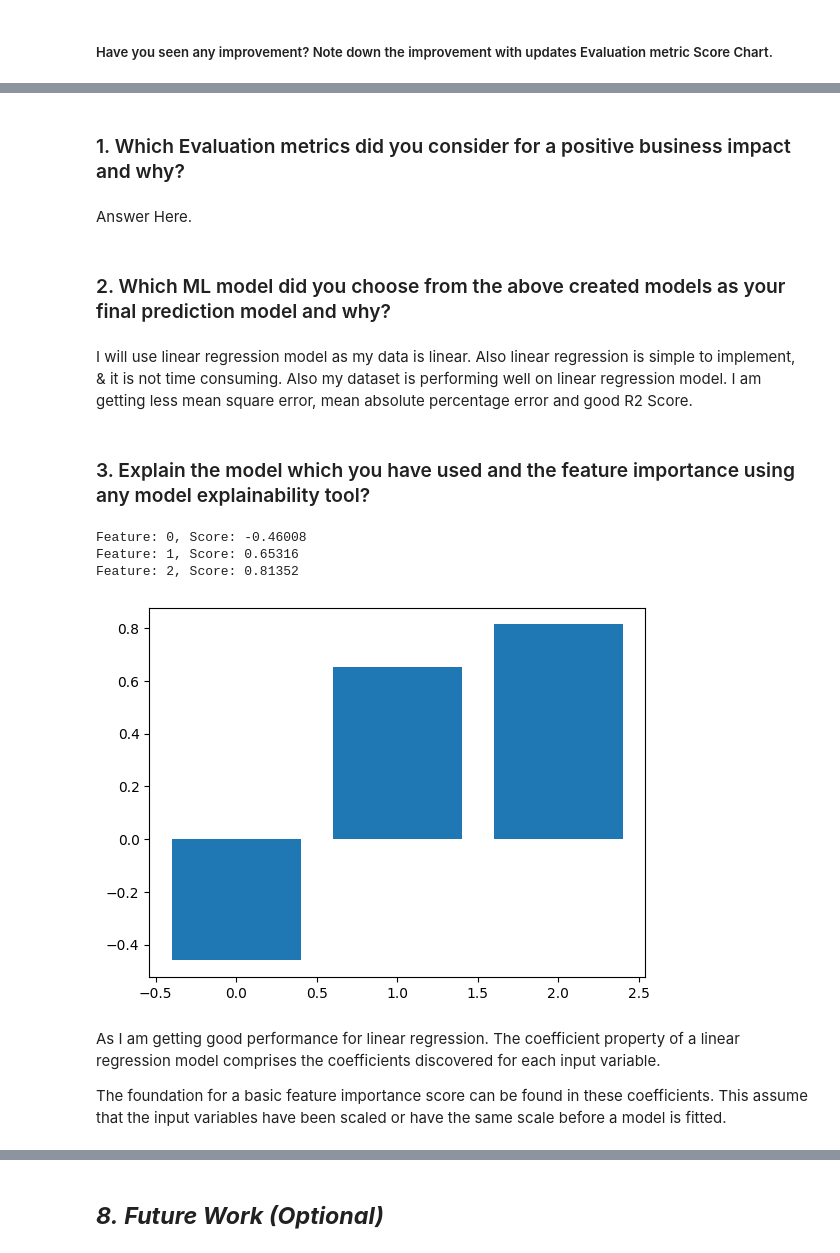
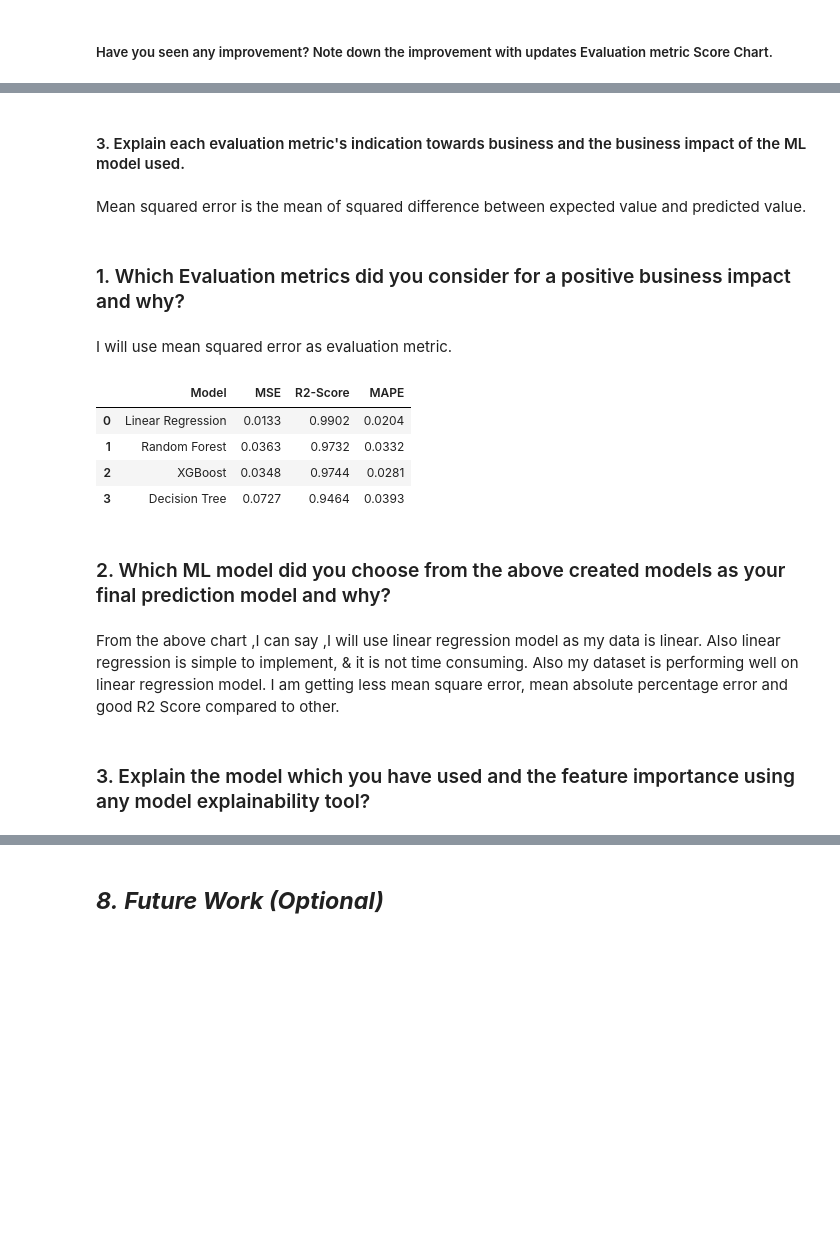
Before and after one commit to priyarane879/Yes_Bank_Stock_Prediction, a Jupyter notebook: Priya_Naik_Yes_bank_stock_prediction.ipynb, the cells around one changed output, grey strips where cells are left out. Cells and saved outputs as stored; diff of their text form; code cells hidden in the pictures; blank space fills up the shorter version.

```diff
--- a/Priya_Naik_Yes_bank_stock_prediction.ipynb
+++ b/Priya_Naik_Yes_bank_stock_prediction.ipynb
@@ -1483,0 +1589,29 @@ Answer Here.
+# %%
+# Visualizing evaluation Metric Score chart
+# Train performance
+mse_train=(mean_squared_error(y_train, y_pred_train))  # calculating mean squared error for train data.
+
+# Test performance
+mse_test=(mean_squared_error(y_test, y_pred_test)) # calculating mean squared error for test data.
+
+R2_train=r2_score(y_train, y_pred_train) # calculating r2 score for train data.
+
+R2_test=r2_score(y_test, y_pred_test) # calculating r2 score for test data.
+
+MAPE_train=mean_absolute_percentage_error(y_train, y_pred_train) # calculating MAPE for train data.
+
+MAPE_test=mean_absolute_percentage_error(y_test, y_pred_test) # calculating MAPE for test data.
+
+print("********************")
+print("Train Performance")
+print("MSE on train",round(mse_train,4))
+print("R2 score",round(R2_train,4))
+print("MAPE on train",round(MAPE_train,4))
+print("********************")
+
+print("********************")
+print("Test Performance")
+print("MSE on test",round(mse_test,4))
+print("R2 score",round(R2_test,4))
+print("MAPE on test",round(MAPE_test,4))
+print("********************")
@@ -1483,0 +1631,3 @@ Answer Here.
+# %%
+df4=pd.DataFrame({"Model":['Decision Tree'],"MSE":[round(mse_test,4)],
+                        "R2-Score":[round(R2_test,4)],"MAPE":[round(MAPE_test,4)]})
@@ -1484,27 +1755,24 @@ Answer Here.
+# %% [markdown]
+#### 3. Explain each evaluation metric's indication towards business and the business impact of the ML model used.
+# %% [markdown]
+Mean squared error is the mean of squared difference between expected value and predicted value.
 # %% [markdown]
 ### 1. Which Evaluation metrics did you consider for a positive business impact and why?
-# %% [markdown]
-Answer Here.
+# %% [markdown]
+I will use mean squared error as evaluation metric.
+# %%
+df_perforrmance = pd.concat([df1, df2, df3,df4], axis=0, ignore_index=True)
+# %%
+df_perforrmance
+# %% [output]
+|  | Model | MSE | R2-Score | MAPE |
+| 0 | Linear Regression | 0.0133 | 0.9902 | 0.0204 |
+| 1 | Random Forest | 0.0363 | 0.9732 | 0.0332 |
+| 2 | XGBoost | 0.0348 | 0.9744 | 0.0281 |
+| 3 | Decision Tree | 0.0727 | 0.9464 | 0.0393 |
 # %% [markdown]
 ### 2. Which ML model did you choose from the above created models as your final prediction model and why?
 # %% [markdown]
-I will use linear regression model as my data is linear. Also linear regression is simple to implement, & it is not time consuming. Also my dataset is performing well on linear regression model. I am getting less mean square error, mean absolute percentage error and good R2 Score.
+From the above chart ,I can say ,I will use linear regression model as my data is linear. Also linear regression is simple to implement, & it is not time consuming. Also my dataset is performing well on linear regression model. I am getting less mean square error, mean absolute percentage error and good R2 Score compared to other.
 # %% [markdown]
 ### 3. Explain the model which you have used and the feature importance using any model explainability tool?
-# %%
-importance = regressor.coef_
-# summarize feature importance
-for i,v in enumerate(importance):
- print('Feature: %0d, Score: %.5f' % (i,v))
-# plot feature importance
-plt.bar([x for x in range(len(importance))], importance)
-plt.show()
-# %% [output]
-Feature: 0, Score: -0.46008
-Feature: 1, Score: 0.65316
-Feature: 2, Score: 0.81352
-[figure, removed]
-# %% [markdown]
-As I am getting good performance for linear regression. The coefficient property of a linear regression model comprises the coefficients discovered for each input variable.
-
-The foundation for a basic feature importance score can be found in these coefficients. This assume that the input variables have been scaled or have the same scale before a model is fitted.
```
Also changed, not shown: parts of 58 cells of this notebook.
